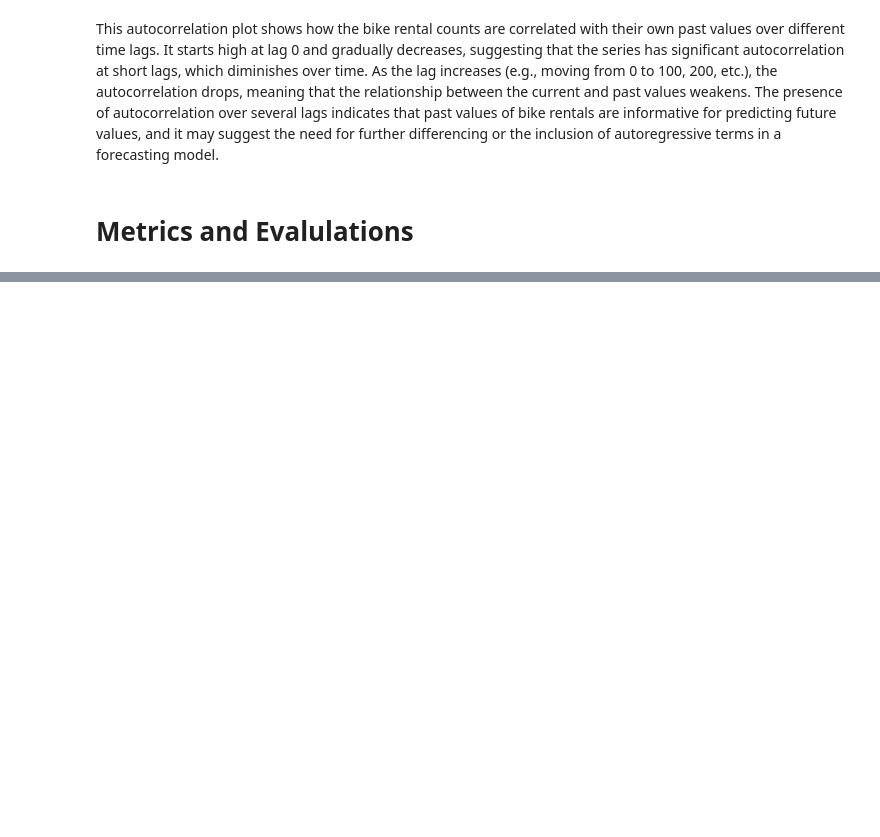
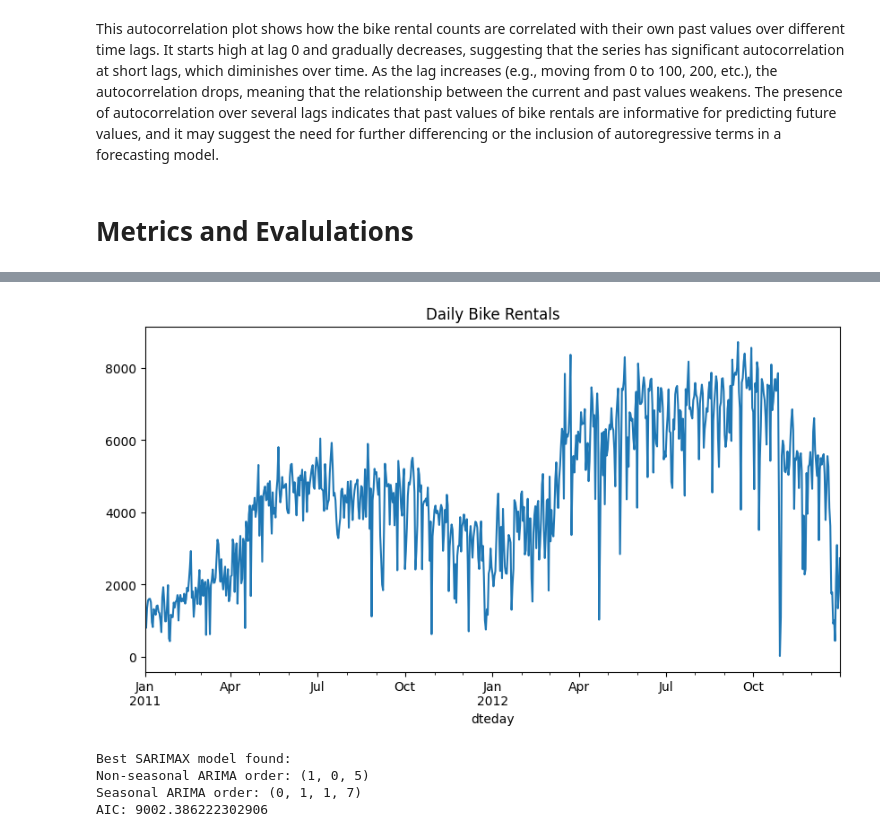
Before and after one commit to AnahitShekikyan/ADS-506-Final-Team-Project, a Jupyter notebook: Update_506_Final_Team_Project.ipynb, the cells around one changed output, grey strips where cells are left out. Saved outputs shown, nothing was run; the diff lists cells and outputs as text; code cells hidden in the pictures; blank space fills up the shorter version.

```diff
--- a/Update_506_Final_Team_Project.ipynb
+++ b/Update_506_Final_Team_Project.ipynb
@@ -366,0 +601,38 @@ plt.show()
+# %%
+import pandas as pd
+import numpy as np
+import seaborn as sns
+import matplotlib.pyplot as plt
+from sklearn.model_selection import train_test_split
+from sklearn.linear_model import LinearRegression
+import itertools
+
+from pmdarima import auto_arima
+from sklearn.metrics import mean_squared_error, mean_absolute_error
+import matplotlib.pyplot as plt
+from statsmodels.tsa.statespace.sarimax import SARIMAX
+from statsmodels.tsa.stattools import adfuller
+from statsmodels.graphics.tsaplots import plot_acf, plot_pacf
+from statsmodels.tsa.arima.model import ARIMA
+import sktime
+import warnings
+warnings.filterwarnings("ignore")
+
+# Load the bike sharing day dataset
+bike_data = pd.read_csv('day.csv', parse_dates=['dteday'], index_col='dteday')
+# %%
+# Set target and exogenous variables
+y = bike_data['cnt']
+exog_vars = ['temp', 'atemp', 'hum', 'windspeed', 'holiday', 'workingday',
+             'weathersit', 'season', 'yr', 'mnth', 'weekday']
+X = bike_data[exog_vars]
+
+# Split into train/test
+train_size = int(len(y)*0.8)
+y_train, y_test = y[:train_size], y[train_size:]
+X_train, X_test = X.iloc[:train_size], X.iloc[train_size:]
+# %%
+y.plot(title='Daily Bike Rentals', figsize=(10,5))
+plt.show()
+# %% [output]
+[figure, added]
@@ -366,0 +674,10 @@ plt.show()
+# %%
+print("Best SARIMAX model found:")
+print("Non-seasonal ARIMA order:", best_order)
+print("Seasonal ARIMA order:", best_seasonal_order)
+print("AIC:", best_aic)
+# %% [output]
+Best SARIMAX model found:
+Non-seasonal ARIMA order: (1, 0, 5)
+Seasonal ARIMA order: (0, 1, 1, 7)
+AIC: 9002.386222302906
```
Also changed, not shown: parts of 55 cells of this notebook.
